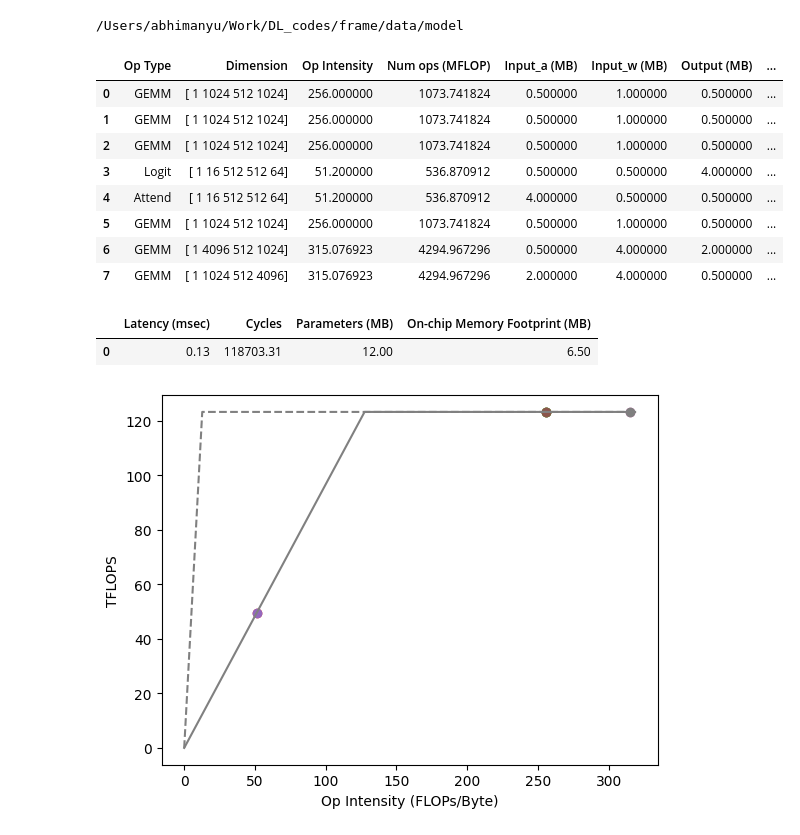
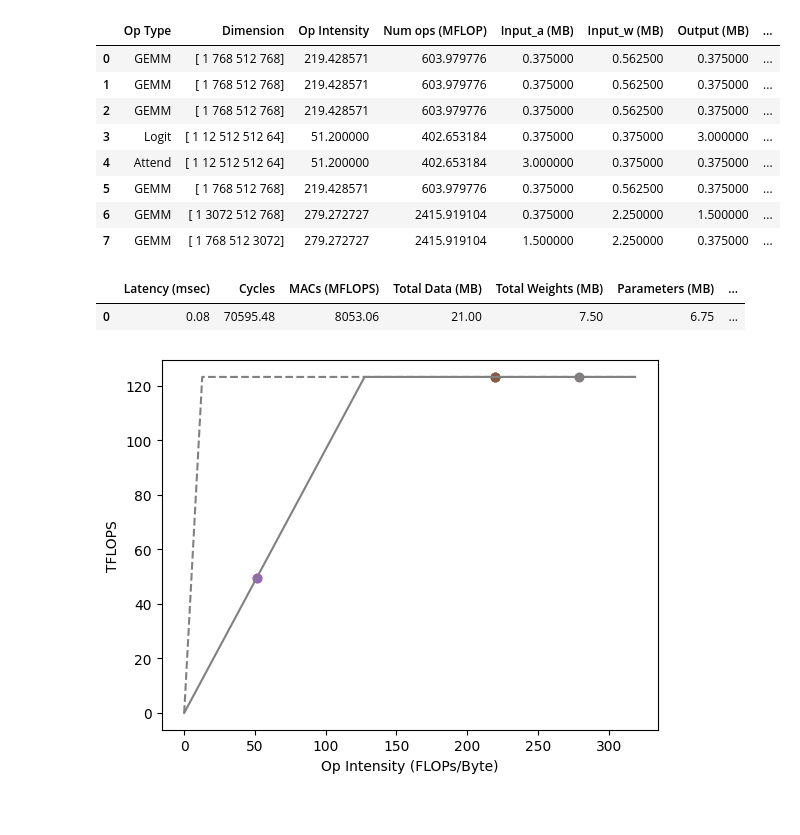
Before and after one commit to maestro-project/frame, a Jupyter notebook: notebook/dnn_accel_notebook_run_on_local.ipynb, the cells around one changed output. Saved outputs shown, nothing was run; the diff lists cells and outputs as text; code cells hidden in the pictures.

```diff
--- a/notebook/dnn_accel_notebook_run_on_local.ipynb
+++ b/notebook/dnn_accel_notebook_run_on_local.ipynb
@@ -22,34 +22,33 @@ from utils.display_and_plots import *
 # %%
 
 # model = 'vgg16'
 # data_path = os.path.join(module_path,"data")
 
-# seq_len = 256
-model = 'custom_attn_vanilla'
+seq_len = 512
+model = 'BERT'
 data_path = os.path.join(module_path,"data")
 model_path = os.path.join(data_path,"model")
-# create_model(seq_len, name=model, data_path=data_path)
-print(model_path)
+create_model(seq_len, name=model, data_path=data_path)
+# print(model_path)
 
 batch_size = 1
 unit = Unit()
 system = System(unit)
-model_df = get_model_df(model, system, unit, batch_size, data_path, sparse=False )
+model_df = get_model_df(model+'_vanilla', system, unit, batch_size, data_path, sparse=False, FLAT_enabled = False )
 display_df(model_df)
 
 dot_roofline(model_df, system, unit)
 get_summary_table(model_df)
 # %% [output]
-/Users/abhimanyu/Work/DL_codes/frame/data/model
 |  | Op Type | Dimension | Op Intensity | Num ops (MFLOP) | Input_a (MB) | Input_w (MB) | Output (MB) | ... |
-| 0 | GEMM | [ 1 1024 512 1024] | 256.000000 | 1073.741824 | 0.500000 | 1.000000 | 0.500000 | ... |
-| 1 | GEMM | [ 1 1024 512 1024] | 256.000000 | 1073.741824 | 0.500000 | 1.000000 | 0.500000 | ... |
-| 2 | GEMM | [ 1 1024 512 1024] | 256.000000 | 1073.741824 | 0.500000 | 1.000000 | 0.500000 | ... |
-| 3 | Logit | [ 1 16 512 512 64] | 51.200000 | 536.870912 | 0.500000 | 0.500000 | 4.000000 | ... |
-| 4 | Attend | [ 1 16 512 512 64] | 51.200000 | 536.870912 | 4.000000 | 0.500000 | 0.500000 | ... |
-| 5 | GEMM | [ 1 1024 512 1024] | 256.000000 | 1073.741824 | 0.500000 | 1.000000 | 0.500000 | ... |
-| 6 | GEMM | [ 1 4096 512 1024] | 315.076923 | 4294.967296 | 0.500000 | 4.000000 | 2.000000 | ... |
-| 7 | GEMM | [ 1 1024 512 4096] | 315.076923 | 4294.967296 | 2.000000 | 4.000000 | 0.500000 | ... |
+| 0 | GEMM | [ 1 768 512 768] | 219.428571 | 603.979776 | 0.375000 | 0.562500 | 0.375000 | ... |
+| 1 | GEMM | [ 1 768 512 768] | 219.428571 | 603.979776 | 0.375000 | 0.562500 | 0.375000 | ... |
+| 2 | GEMM | [ 1 768 512 768] | 219.428571 | 603.979776 | 0.375000 | 0.562500 | 0.375000 | ... |
+| 3 | Logit | [ 1 12 512 512 64] | 51.200000 | 402.653184 | 0.375000 | 0.375000 | 3.000000 | ... |
+| 4 | Attend | [ 1 12 512 512 64] | 51.200000 | 402.653184 | 3.000000 | 0.375000 | 0.375000 | ... |
+| 5 | GEMM | [ 1 768 512 768] | 219.428571 | 603.979776 | 0.375000 | 0.562500 | 0.375000 | ... |
+| 6 | GEMM | [ 1 3072 512 768] | 279.272727 | 2415.919104 | 0.375000 | 2.250000 | 1.500000 | ... |
+| 7 | GEMM | [ 1 768 512 3072] | 279.272727 | 2415.919104 | 1.500000 | 2.250000 | 0.375000 | ... |
-|  | Latency (msec) | Cycles | Parameters (MB) | On-chip Memory Footprint (MB) |
-| 0 | 0.13 | 118703.31 | 12.00 | 6.50 |
+|  | Latency (msec) | Cycles | MACs (MFLOPS) | Total Data (MB) | Total Weights (MB) | Parameters (MB) | ... |
+| 0 | 0.08 | 70595.48 | 8053.06 | 21.00 | 7.50 | 6.75 | ... |
-[figure, old version]
+[figure, new version]
```
Also changed, not shown: 3 other files.
